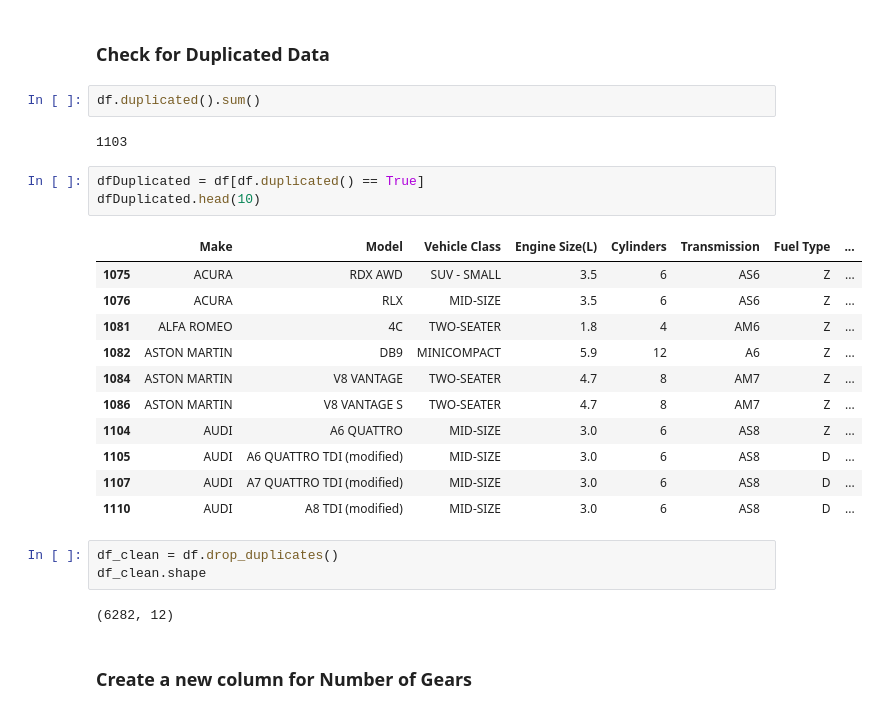
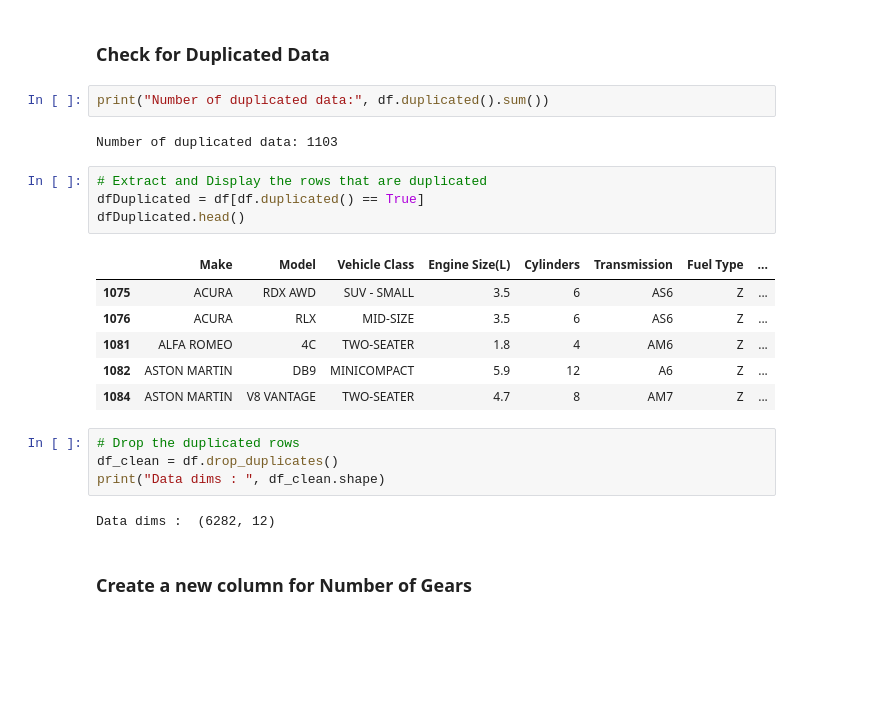
Before and after one commit to imaracoonwelp/SC1015-Project, a Jupyter notebook: Data Preparation and Cleaning.ipynb, the cells around one changed output. Drawn from its saved outputs; the diff is of its cells as text; blank space fills up the shorter version.

```diff
--- a/Data Preparation and Cleaning.ipynb
+++ b/Data Preparation and Cleaning.ipynb
@@ -141,30 +142,27 @@ dtype: int64
 There are no missing data in any of the columns.
 # %% [markdown]
 ### Check for Duplicated Data
-# %%
-df.duplicated().sum()
-# %% [output]
-1103
+# %%
+print("Number of duplicated data:", df.duplicated().sum())
+# %% [output]
+Number of duplicated data: 1103
 # %%
+# Extract and Display the rows that are duplicated
 dfDuplicated = df[df.duplicated() == True]
-dfDuplicated.head(10)
+dfDuplicated.head()
 # %% [output]
 |  | Make | Model | Vehicle Class | Engine Size(L) | Cylinders | Transmission | Fuel Type | ... |
 | 1075 | ACURA | RDX AWD | SUV - SMALL | 3.5 | 6 | AS6 | Z | ... |
 | 1076 | ACURA | RLX | MID-SIZE | 3.5 | 6 | AS6 | Z | ... |
 | 1081 | ALFA ROMEO | 4C | TWO-SEATER | 1.8 | 4 | AM6 | Z | ... |
 | 1082 | ASTON MARTIN | DB9 | MINICOMPACT | 5.9 | 12 | A6 | Z | ... |
 | 1084 | ASTON MARTIN | V8 VANTAGE | TWO-SEATER | 4.7 | 8 | AM7 | Z | ... |
-| 1086 | ASTON MARTIN | V8 VANTAGE S | TWO-SEATER | 4.7 | 8 | AM7 | Z | ... |
-| 1104 | AUDI | A6 QUATTRO | MID-SIZE | 3.0 | 6 | AS8 | Z | ... |
-| 1105 | AUDI | A6 QUATTRO TDI (modified) | MID-SIZE | 3.0 | 6 | AS8 | D | ... |
-| 1107 | AUDI | A7 QUATTRO TDI (modified) | MID-SIZE | 3.0 | 6 | AS8 | D | ... |
-| 1110 | AUDI | A8 TDI (modified) | MID-SIZE | 3.0 | 6 | AS8 | D | ... |
-# %%
-df_clean = df.drop_duplicates()
-df_clean.shape
-# %% [output]
-(6282, 12)
+# %%
+# Drop the duplicated rows
+df_clean = df.drop_duplicates()
+print("Data dims : ", df_clean.shape)
+# %% [output]
+Data dims :  (6282, 12)
 # %% [markdown]
 ### Create a new column for Number of Gears
 # %%
```
Also changed, not shown: parts of 12 cells of this notebook, 5 other files.
